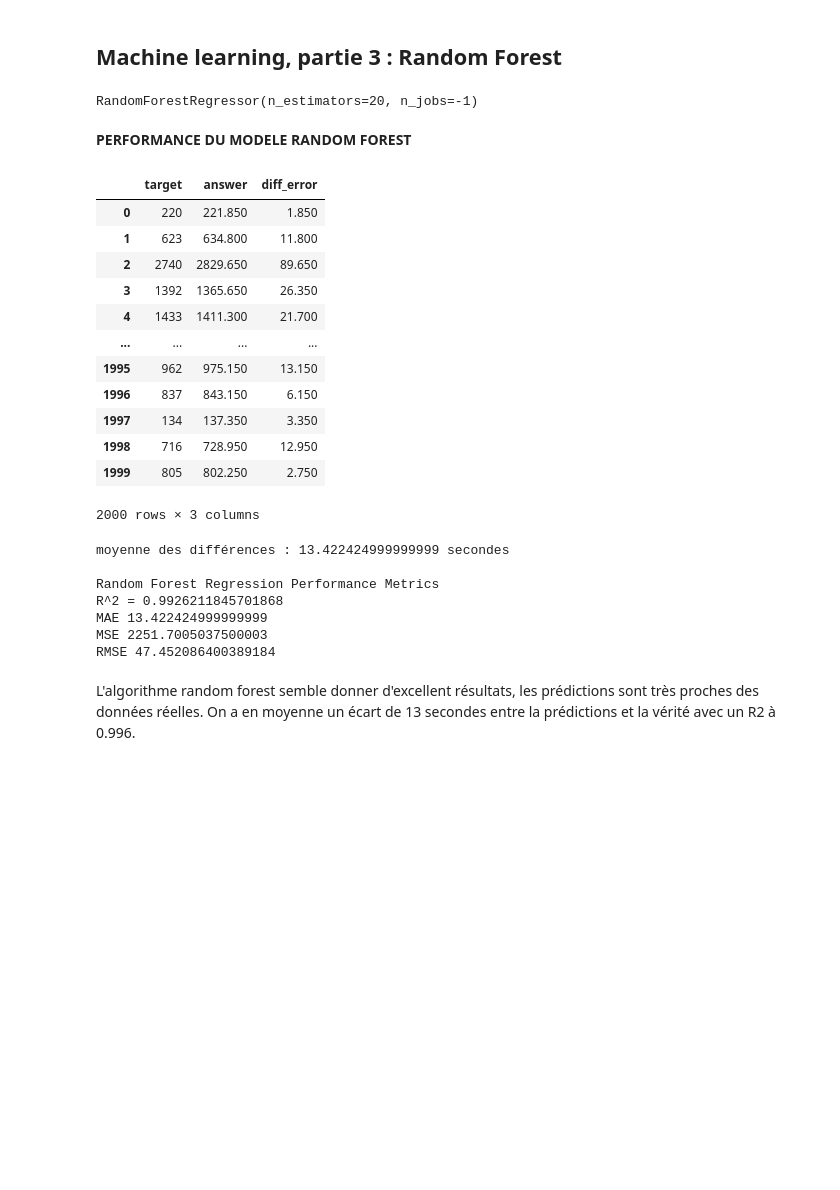
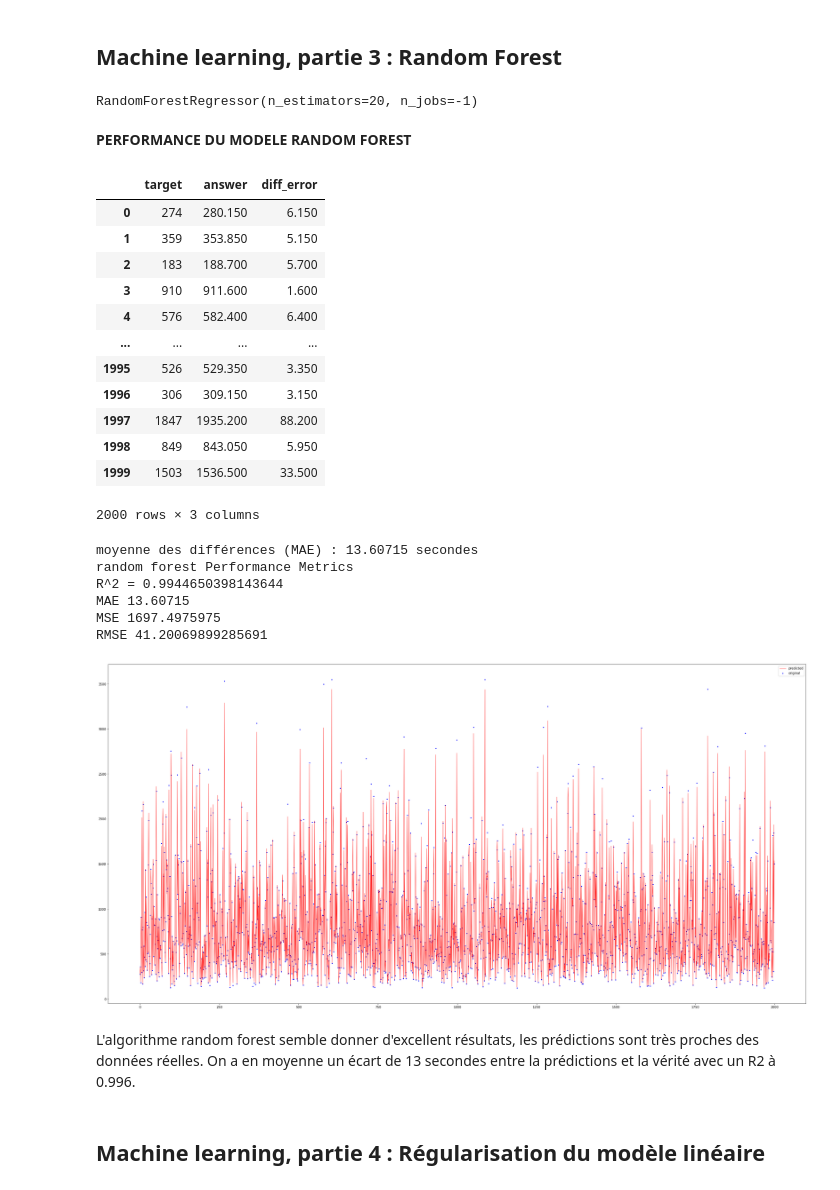
Before and after one commit to camillesauer/taxi, a Jupyter notebook: brief taxi.ipynb, the cells around one changed output. Drawn from its saved outputs; the diff is of its cells as text; code cells hidden in the pictures; blank space fills up the shorter version.

```diff
--- a/brief taxi.ipynb
+++ b/brief taxi.ipynb
@@ -732,56 +732,72 @@ X = df[["distance", "pickup_longitude", "pickup_latitude", "speed_mean", "pickup
 y = df["trip_duration"]
 X_train, X_test, y_train, y_test = train_test_split(X, y, test_size = 0.2, random_state = 0)
 from sklearn.ensemble import RandomForestRegressor
 
 # Instantiate model object
 rforest = RandomForestRegressor(n_estimators = 20, n_jobs = -1)#n_jobs -1 for ALL CPU POWA
 
 # Fit to training data
 rforest = rforest.fit(X_train,y_train)
 print(rforest)
 # Predict
 y_pred_rforest = rforest.predict(X_test)
 
 md("**PERFORMANCE DU MODELE RANDOM FOREST**")
 
 results = pd.DataFrame({
     "target" : y_test.values,
     "answer" : list(y_pred_rforest),
 })
 results["diff_error"] = abs(results["target"] - results["answer"])
 display(results)
 
 print("moyenne des différences (MAE) :", results.diff_error.mean(), "secondes")
 
 # Score It
 from sklearn import metrics
-print('\nRandom Forest Regression Performance Metrics')
-print('R^2 =',metrics.explained_variance_score(y_test,y_pred_rforest))
-print('MAE',metrics.mean_absolute_error(y_test, y_pred_rforest))
-print('MSE',metrics.mean_squared_error(y_test, y_pred_rforest))
-print('RMSE',np.sqrt(metrics.mean_squared_error(y_test, y_pred_rforest)))
+
+def get_results(algo_name, y_test, y_pred):
+    print('{} Performance Metrics'.format(algo_name))
+    print('R^2 =',metrics.explained_variance_score(y_test,y_pred))
+    print('MAE',metrics.mean_absolute_error(y_test, y_pred))
+    print('MSE',metrics.mean_squared_error(y_test, y_pred))
+    print('RMSE',np.sqrt(metrics.mean_squared_error(y_test, y_pred)))
+    print("\n")
+
+def pred_graph(y_test, y_pred):
+    x_ax = range(len(X_test))
+    plt.figure(figsize=(40,20))
+    plt.scatter(x_ax, y_test, s=5, color="blue", label="original")
+    plt.plot(x_ax, y_pred, lw=0.8, color="red", label="predicted")
+    plt.legend()
+    plt.show();
+
+get_results("random forest", y_test, y_pred_rforest)
+pred_graph(y_test, y_pred_rforest)
 # %% [output]
 RandomForestRegressor(n_estimators=20, n_jobs=-1)
 **PERFORMANCE DU MODELE RANDOM FOREST**
 |  | target | answer | diff_error |
-| 0 | 220 | 221.850 | 1.850 |
-| 1 | 623 | 634.800 | 11.800 |
-| 2 | 2740 | 2829.650 | 89.650 |
-| 3 | 1392 | 1365.650 | 26.350 |
-| 4 | 1433 | 1411.300 | 21.700 |
+| 0 | 274 | 280.150 | 6.150 |
+| 1 | 359 | 353.850 | 5.150 |
+| 2 | 183 | 188.700 | 5.700 |
+| 3 | 910 | 911.600 | 1.600 |
+| 4 | 576 | 582.400 | 6.400 |
 | ... | ... | ... | ... |
-| 1995 | 962 | 975.150 | 13.150 |
-| 1996 | 837 | 843.150 | 6.150 |
-| 1997 | 134 | 137.350 | 3.350 |
-| 1998 | 716 | 728.950 | 12.950 |
-| 1999 | 805 | 802.250 | 2.750 |
+| 1995 | 526 | 529.350 | 3.350 |
+| 1996 | 306 | 309.150 | 3.150 |
+| 1997 | 1847 | 1935.200 | 88.200 |
+| 1998 | 849 | 843.050 | 5.950 |
+| 1999 | 1503 | 1536.500 | 33.500 |
 2000 rows × 3 columns
-moyenne des différences : 13.422424999999999 secondes
-
-Random Forest Regression Performance Metrics
-R^2 = 0.9926211845701868
-MAE 13.422424999999999
-MSE 2251.7005037500003
-RMSE 47.452086400389184
+moyenne des différences (MAE) : 13.60715 secondes
+random forest Performance Metrics
+R^2 = 0.9944650398143644
+MAE 13.60715
+MSE 1697.4975975
+RMSE 41.20069899285691
+[figure, added]
 # %% [markdown]
 L'algorithme random forest semble donner d'excellent résultats, les prédictions sont très proches des données réelles. On a en moyenne un écart de 13 secondes entre la prédictions et la vérité avec un R2 à 0.996.
+# %% [markdown]
+## Machine learning, partie 4 : Régularisation du modèle linéaire
```
Also changed, not shown: parts of 16 cells of this notebook, 1 other file.
